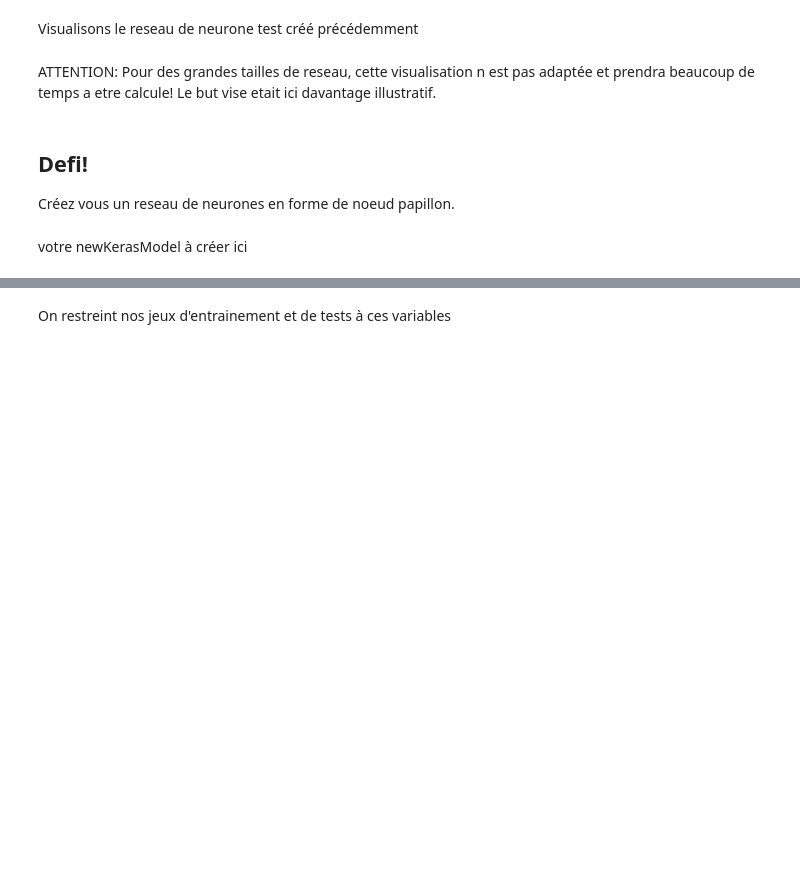
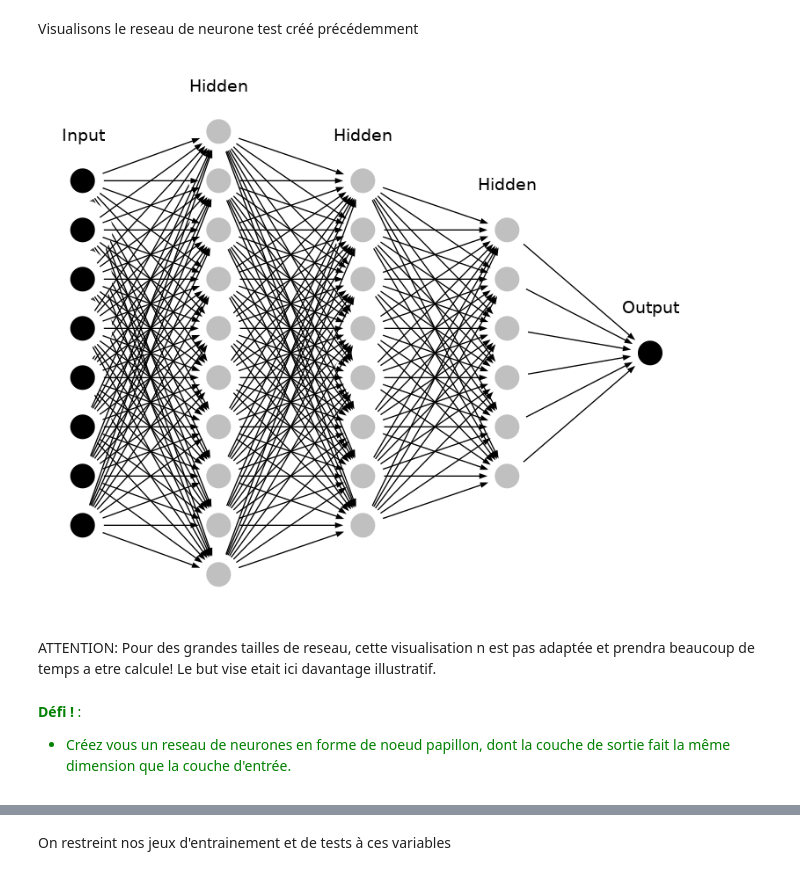
Before and after one commit to marota/TP_Formation_Conso_DeepLearning, a Jupyter notebook: TP_Formation_Conso_DeepLearning_complet.ipynb, the cells around one changed output, grey strips where cells are left out. Drawn from its saved outputs; the diff is of its cells as text; code cells hidden in the pictures; blank space fills up the shorter version.

```diff
--- a/TP_Formation_Conso_DeepLearning_complet.ipynb
+++ b/TP_Formation_Conso_DeepLearning_complet.ipynb
@@ -329,10 +542,10 @@ def newKerasModel(nInputs,nOutput=1, hLayers = None):
 ### Inspection de l'architecture d'un reseau de neurones
 On se créé un réseau avec un certains nombre de couches qui peuvent chacune avoir différentes dimensions. On peut ensuite inspecter les dimensions et le nombre de paramètres de ce réseau avec la méthode summary de Keras.
 # %%
-#on se crée un réseau de neurones avec un certains nombre d'entrées et sorties
-nInputs = 8 #un choix raisonnable pour visualiser ce modèle ensuite
-nOutput=1
-#hiddenLayers=[nInputs,round(nInputs/2),round(nInputs/2)]
-hiddenLayers=[nInputs,nInputs,nInputs,nInputs,nInputs]
-modelVide = newKerasModel(nInputs,nOutput,hLayers=hiddenLayers)
-modelVide.summary()
+# on se crée un réseau de neurones avec un certains nombre d'entrées et sorties
+n_inputs = 8  #un choix raisonnable pour visualiser ce modèle ensuite
+n_outputs = 1
+
+hidden_layers = [10, n_inputs, 6]
+dummy_model = new_keras_model(n_inputs, n_outputs, hidden_layers=hidden_layers)
+dummy_model.summary()
@@ -339,19 +569,19 @@ modelVide.summary()
 # %% [markdown]
 Créons-nous maintenant une fonction pour dessiner ce réseau de neurones
 # %%
-%run auxiliairyMethodsTP2.py #on charge un fichier où sont définies nos fonctions auxilaires non détaillées dans ce TP
+%run auxiliairyMethodsTP2.py  #on charge un fichier où sont définies nos fonctions auxilaires non détaillées dans ce TP
 import pydot
 from IPython.display import Image
 
-def plotYourNeuralNet(model):
-    layersModel=[model.input_shape[1]]
+def plot_neural_net(model):
+    layers = [model.input_shape[1]]
     for layer in model.layers:
-        layersModel.append(layer.get_output_at(0).get_shape().as_list()[1])
+        layers.append(layer.get_output_at(0).get_shape().as_list()[1])
 
-    plotNeuralNet(layersModel)
-    (graph,) =pydot.graph_from_dot_file('out.dot')
+    plotNeuralNet(layers)
+    (graph,) = pydot.graph_from_dot_file('out.dot')
 
-    fileNameImage='yourNeuralNet.png'
+    fileNameImage = 'yourNeuralNet.png'
     graph.write_png(fileNameImage, prog='dot')
     img = Image(fileNameImage)
     display(img)
@@ -362,8 +590,14 @@ plotYourNeuralNet(modelVide)
+# %%
+plot_neural_net(dummy_model)
+# %% [output]
+[figure, added]
 # %% [markdown]
 ATTENTION: Pour des grandes tailles de reseau, cette visualisation n est pas adaptée et prendra beaucoup de temps a etre calcule!
 Le but vise etait ici davantage illustratif.
 # %% [markdown]
-## **Defi!**
-Créez vous un reseau de neurones en forme de noeud papillon.
+<font color='green'>
+
+**Défi !** :
+* Créez vous un reseau de neurones en forme de noeud papillon, dont la couche de sortie fait la même dimension que la couche d'entrée.
+
+</font>
-# %% [markdown]
-votre newKerasModel à créer ici
```
Also changed, not shown: parts of 135 cells of this notebook, 4 other files.
